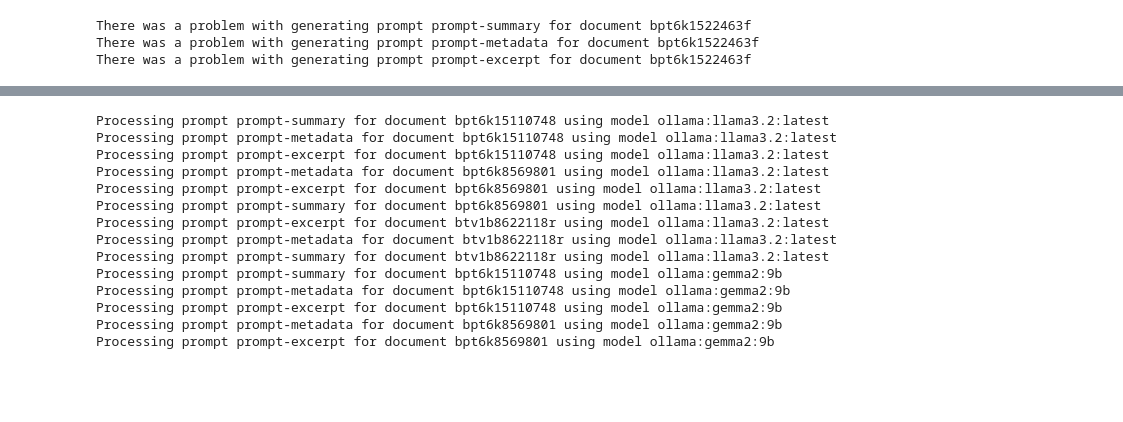
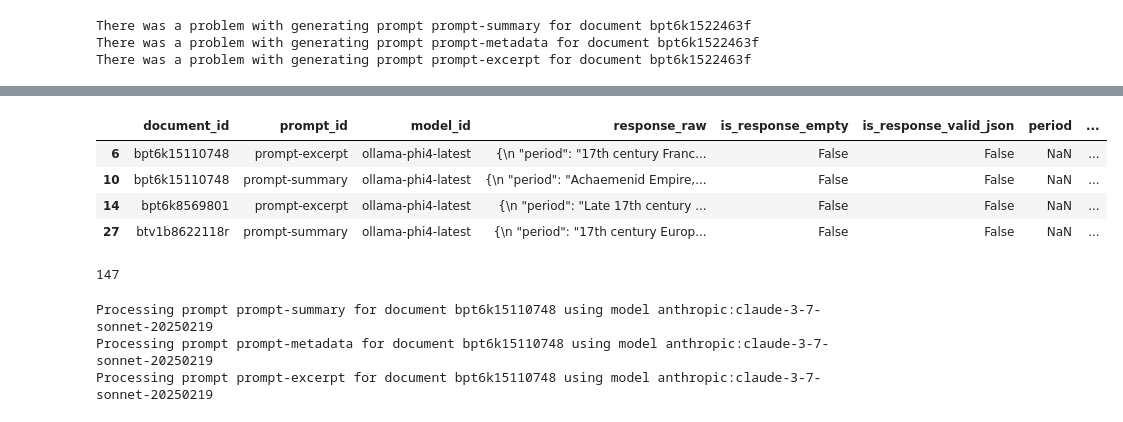
Before and after one commit to TextEnt/chrono-spatial-processing, a Jupyter notebook: notebooks/query-LLMs.ipynb, the cells around one changed output, grey strips where cells are left out. Drawn from its saved outputs; the diff is of its cells as text; code cells hidden in the pictures; blank space fills up the shorter version.

```diff
--- a/notebooks/query-LLMs.ipynb
+++ b/notebooks/query-LLMs.ipynb
@@ -320,3 +428,11 @@ def serialize_llm_responses(responses: List[LLMresponse], output_path: Path) ->
+# %%
+data[(data['is_response_empty'] == False) & (data['is_response_valid_json'] == False)]
+# %% [output]
+|  | document_id | prompt_id | model_id | response_raw | is_response_empty | is_response_valid_json | period | ... |
+| 6 | bpt6k15110748 | prompt-excerpt | ollama-phi4-latest | {\n "period": "17th century Franc... | False | False | NaN | ... |
+| 10 | bpt6k15110748 | prompt-summary | ollama-phi4-latest | {\n "period": "Achaemenid Empire,... | False | False | NaN | ... |
+| 14 | bpt6k8569801 | prompt-excerpt | ollama-phi4-latest | {\n "period": "Late 17th century ... | False | False | NaN | ... |
+| 27 | btv1b8622118r | prompt-summary | ollama-phi4-latest | {\n "period": "17th century Europ... | False | False | NaN | ... |
 # %%
 llm_requests = []
 
@@ -326,36 +442,32 @@ for subdir in Path('../data/prompts/pregenerated').iterdir():
         prompt_id = prompt_id.split('.')[0]
         prompt = file.read_text()
         llm_requests.append(LLMrequest(prompt_id, doc_id, file, prompt))
+# %%
+print(len(llm_requests))
+# %% [output]
+147
 # %%
 llm_responses = []
+llm_responses_path = Path('../data/llm_responses')
 
 models = [
     #"ollama:deepseek-r1:8b",
     #"ollama:llama:3.3:latest",
-    "ollama:llama3.2:latest",
-    "ollama:gemma2:9b",
-    "ollama:phi4:latest"
+    #"deepseek:deepseek-reasoner",
+    "anthropic:claude-3-7-sonnet-20250219",
+    #"ollama:llama3.2:latest",
+    #"ollama:gemma2:9b",
+    #"ollama:phi4:latest"
 ]
 
 for model in models:
-    llm_responses += query_llm(model, llm_requests[:9])
+    llm_responses += query_llm(model, llm_requests[:3], llm_responses_path)
 
-serialize_llm_responses(llm_responses, Path('../data/llm_responses'))
+serialize_llm_responses(llm_responses, Path(llm_responses_path))
 # %% [output]
-Processing prompt prompt-summary for document bpt6k15110748 using model ollama:llama3.2:latest
-Processing prompt prompt-metadata for document bpt6k15110748 using model ollama:llama3.2:latest
-Processing prompt prompt-excerpt for document bpt6k15110748 using model ollama:llama3.2:latest
-Processing prompt prompt-metadata for document bpt6k8569801 using model ollama:llama3.2:latest
-Processing prompt prompt-excerpt for document bpt6k8569801 using model ollama:llama3.2:latest
-Processing prompt prompt-summary for document bpt6k8569801 using model ollama:llama3.2:latest
-Processing prompt prompt-excerpt for document btv1b8622118r using model ollama:llama3.2:latest
-Processing prompt prompt-metadata for document btv1b8622118r using model ollama:llama3.2:latest
-Processing prompt prompt-summary for document btv1b8622118r using model ollama:llama3.2:latest
-Processing prompt prompt-summary for document bpt6k15110748 using model ollama:gemma2:9b
-Processing prompt prompt-metadata for document bpt6k15110748 using model ollama:gemma2:9b
-Processing prompt prompt-excerpt for document bpt6k15110748 using model ollama:gemma2:9b
-Processing prompt prompt-metadata for document bpt6k8569801 using model ollama:gemma2:9b
-Processing prompt prompt-excerpt for document bpt6k8569801 using model ollama:gemma2:9b
+Processing prompt prompt-summary for document bpt6k15110748 using model anthropic:claude-3-7-sonnet-20250219
+Processing prompt prompt-metadata for document bpt6k15110748 using model anthropic:claude-3-7-sonnet-20250219
+Processing prompt prompt-excerpt for document bpt6k15110748 using model anthropic:claude-3-7-sonnet-20250219
 # %%
 for r in llm_responses:
     print(f'Model: {r.model_name}; Prompt: {r.prompt}')
```
Also changed, not shown: parts of 17 cells of this notebook, 2 other files.
